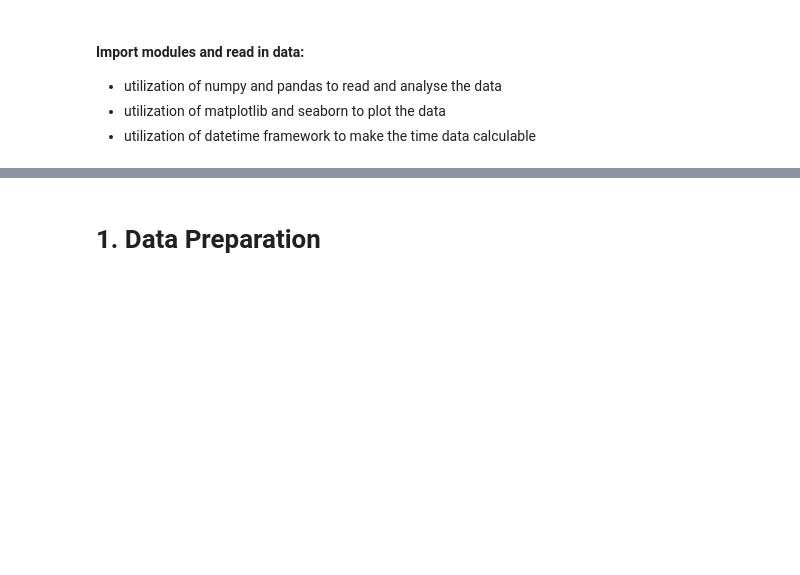
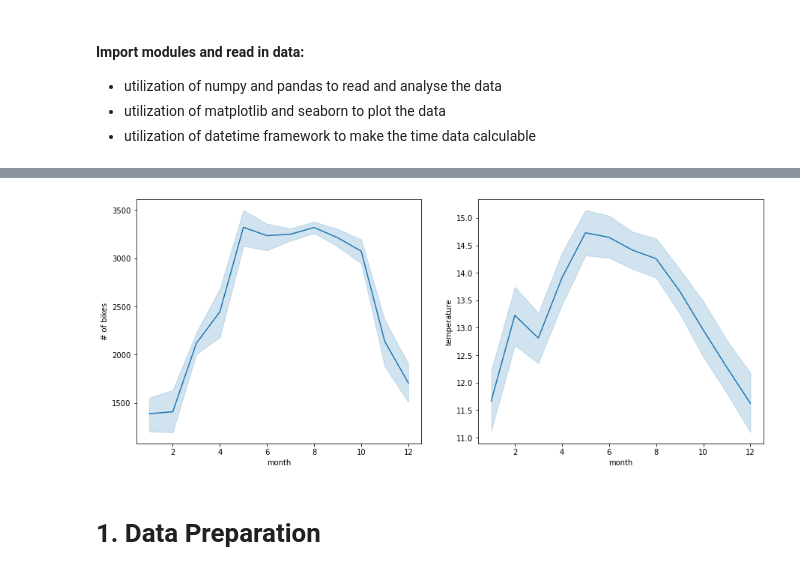
Before and after one commit to lucafanselau/standard-normalverpeilt, a Jupyter notebook: temporal_demand.ipynb, the cells around one changed output, grey strips where cells are left out. Cells and saved outputs as stored; diff of their text form; code cells hidden in the pictures; blank space fills up the shorter version.

```diff
--- a/temporal_demand.ipynb
+++ b/temporal_demand.ipynb
@@ -13,4 +13,5 @@ import matplotlib.pyplot as plt
 import seaborn as sns
 from datetime import timedelta
 # %%
-bike_df = pd.read_csv('data/chicago_2018.csv')
+bike_df = pd.read_csv('/Users/jacquelinehuttebrauker/Desktop/chicago_2018.csv')
+weather = pd.read_csv('/Users/jacquelinehuttebrauker/Desktop/weather_hourly_chicago.csv')
@@ -17,3 +138,23 @@ bike_df = pd.read_csv('data/chicago_2018.csv')
+# %%
+#group monthly demand and temperature data
+bike_monthly_demand = bike_df.groupby(['date2', 'month2'])['bike_id'].nunique()
+bike_monthly_demand = pd.DataFrame(bike_monthly_demand)
+
+weather_monthly = weather.groupby(['date', 'month'])['temp'].nunique()
+weather_monthly = pd.DataFrame(weather_monthly)
+
+fig, ax = plt.subplots(1,2, figsize=(15,6))
+
+sns.lineplot(x=bike_monthly_demand.index.get_level_values(1), y=bike_monthly_demand['bike_id'],ax=ax[0])
+
+sns.lineplot(x=weather_monthly.index.get_level_values(1), y=weather_monthly['temp'],ax=ax[1])
+
+ax[0].set(xlabel='month', ylabel='# of bikes')
+ax[1].set(xlabel='month', ylabel='temperature')
+
+plt.show()
+# %% [output]
+[figure, added]
 # %% [markdown]
 # 1. Data Preparation
 # %% [markdown]
```
Also changed, not shown: parts of 10 cells of this notebook.
